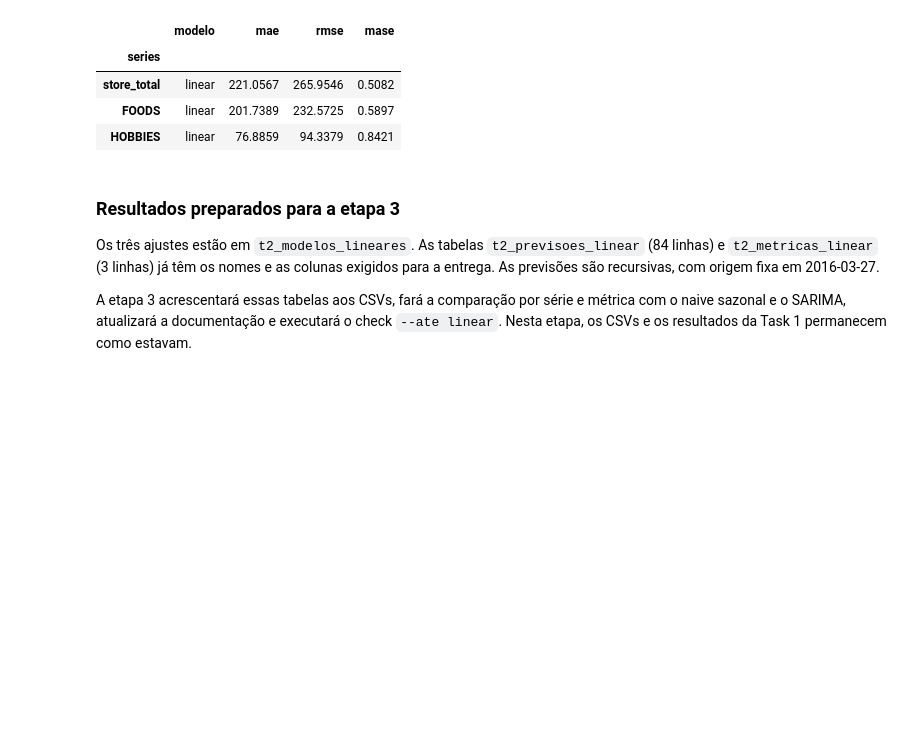
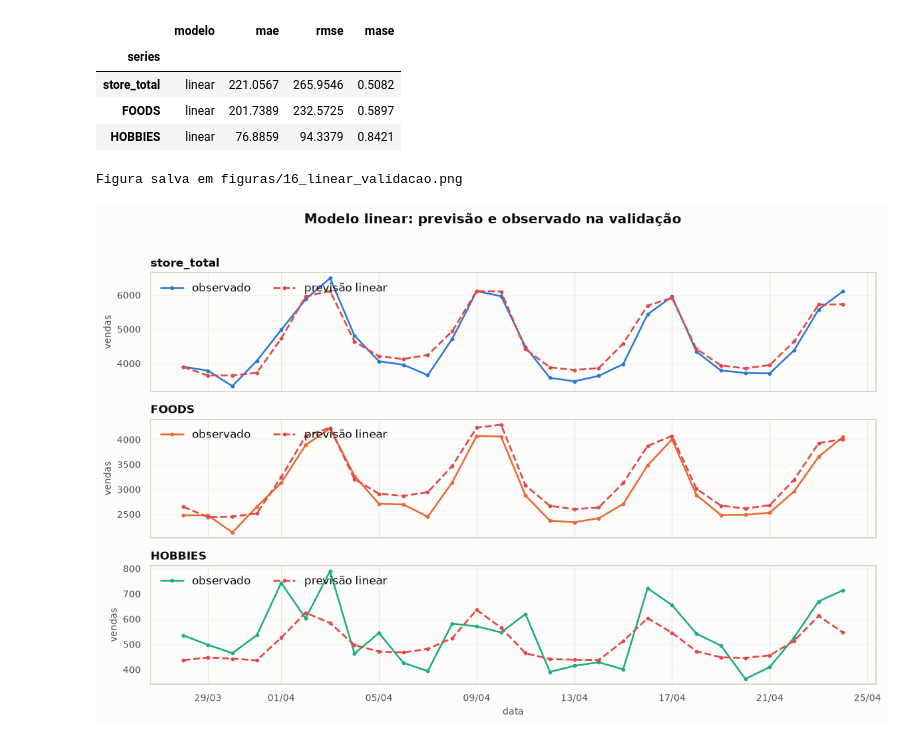
Before and after one commit to Os-Estudiosos/time-series-2026-2, a Jupyter notebook: main.ipynb, the cells around one changed output. Saved outputs shown, nothing was run; the diff lists cells and outputs as text; code cells hidden in the pictures; blank space fills up the shorter version.

Commit message:
more on the LR task

```diff
--- a/main.ipynb
+++ b/main.ipynb
@@ -2293,8 +2111,5 @@ próprias vendas, preço e parâmetros; nenhum ajuste de `FOODS` é reaproveitad
 # %%
-T2_ALPHA_LINEAR = 1.0  # Fixo antes de carregar as vendas da validação.
-
-
-def t2_ajustar_linear(preparo, alpha=T2_ALPHA_LINEAR):
+def t2_ajustar_linear(preparo, alpha):
     """Ridge com intercepto não penalizado, ajustado somente no treino."""
     if not np.isfinite(alpha) or alpha <= 0:
         raise ValueError("alpha deve ser finito e positivo.")
@@ -2354,7 +2227,7 @@ def t2_prever_linear(modelo, preparo):
 # %%
 # Os três ajustes e as 84 previsões ficam prontos antes da leitura do y de validação.
 t2_modelos_lineares = {
-    serie: t2_ajustar_linear(preparo)
+    serie: t2_ajustar_linear(preparo, alpha=T2_ALPHA_LINEAR)
     for serie, preparo in t2_preparados.items()
 }
 t2_previsoes_por_serie = {
@@ -2439,14 +2312,3 @@ display(t2_metricas_linear.set_index("series").round(4))
 | store_total | linear | 221.0567 | 265.9546 | 0.5082 |
 | FOODS | linear | 201.7389 | 232.5725 | 0.5897 |
 | HOBBIES | linear | 76.8859 | 94.3379 | 0.8421 |
-# %% [markdown]
-### Resultados preparados para a etapa 3
-
-Os três ajustes estão em `t2_modelos_lineares`. As tabelas `t2_previsoes_linear`
-(84 linhas) e `t2_metricas_linear` (3 linhas) já têm os nomes e as colunas exigidos
-para a entrega. As previsões são recursivas, com origem fixa em 2016-03-27.
-
-A etapa 3 acrescentará essas tabelas aos CSVs, fará a comparação por série e
-métrica com o naive sazonal e o SARIMA, atualizará a documentação e executará o
-check `--ate linear`. Nesta etapa, os CSVs e os resultados da Task 1 permanecem
-como estavam.
@@ -2452,0 +2347,32 @@ como estavam.
+# %%
+import matplotlib.dates as mdates
+import matplotlib.pyplot as plt
+
+cores_t2 = {"store_total": "#2a78d6", "FOODS": "#eb6834", "HOBBIES": "#1baf7a"}
+fig, axes = plt.subplots(3, 1, figsize=(11, 7), sharex=True)
+
+for ax, serie in zip(axes, T2_SERIES):
+    observado = t2_validacao_avaliacao[serie]
+    previsto = t2_previsoes_por_serie[serie]
+    ax.plot(observado.index, observado, color=cores_t2[serie], lw=1.7,
+            marker="o", ms=2.8, label="observado")
+    ax.plot(previsto.index, previsto, color="#e34948", lw=1.8,
+            ls="--", marker="o", ms=2.8, label="previsão linear")
+    ax.set_title(serie, loc="left", fontweight="bold")
+    ax.set_ylabel("vendas")
+    ax.grid(axis="y", alpha=0.35)
+    ax.legend(frameon=False, ncol=2, loc="upper left")
+
+axes[-1].xaxis.set_major_formatter(mdates.DateFormatter("%d/%m"))
+axes[-1].set_xlabel("data")
+fig.suptitle("Modelo linear: previsão e observado na validação", y=1.01,
+             fontsize=13, fontweight="bold")
+fig.tight_layout()
+
+caminho_grafico_linear = Path.cwd() / "figuras" / "16_linear_validacao.png"
+fig.savefig(caminho_grafico_linear, dpi=140, bbox_inches="tight")
+print(f"Figura salva em {caminho_grafico_linear.relative_to(Path.cwd())}")
+plt.show()
+# %% [output]
+Figura salva em figuras/16_linear_validacao.png
+[figure, added]
```
Also changed, not shown: parts of 29 cells of this notebook, 4 other files.
